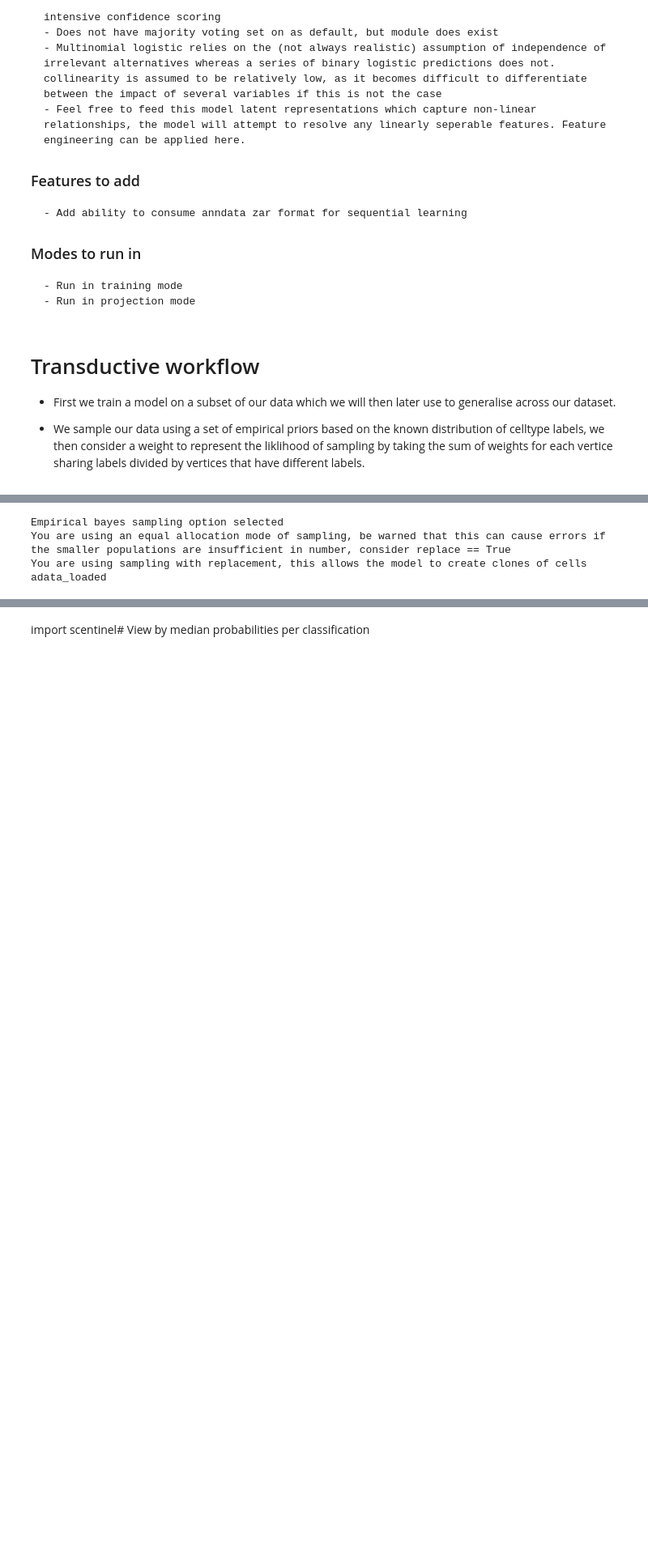
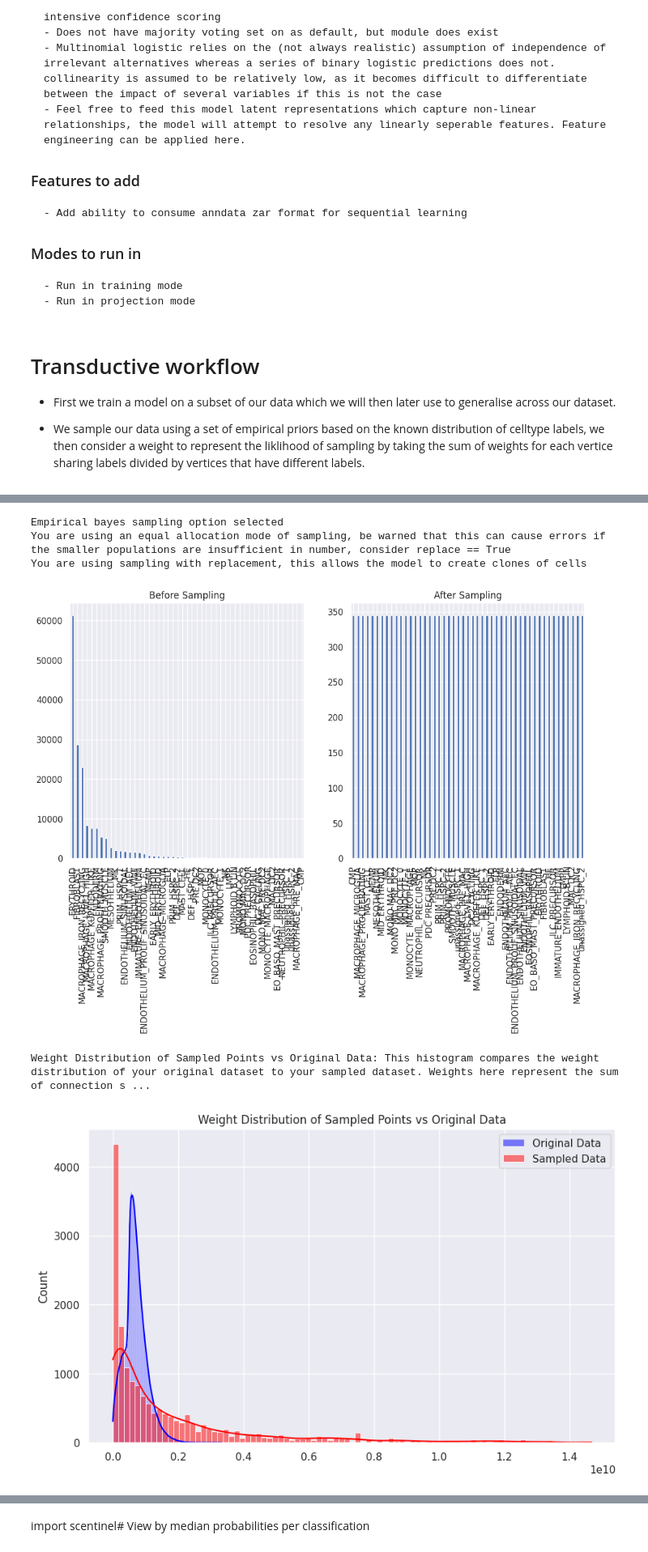
Before and after one commit to haniffalab/scENTInEL, a Jupyter notebook: example_notebooks/transductive_learning_example.ipynb, the cells around one changed output, grey strips where cells are left out. Shown at 81% size. Cells and saved outputs as stored; diff of their text form; code cells hidden in the pictures; blank space fills up the shorter version.

Commit message:
fixed bug in KNN sampler

```diff
--- a/example_notebooks/transductive_learning_example.ipynb
+++ b/example_notebooks/transductive_learning_example.ipynb
@@ -88,11 +89,15 @@ If left as default, underepresented states will naturally be prioritised in samp
 # %%
 adata =  scent.load_adatas(adatas_dict, data_merge, adata_key, QC_normalise)
 if sample_data_knn != False:
     print('Empirical bayes sampling option selected')
-    adata, indices = scent.empirical_bayes_balanced_stratified_KNN_sampling(adata, feat_use = 'LVL3', knn_key = 'neighbors', sampling_rate= sample_data_knn, iterations=10, equal_allocation=True)
+    adata_samp, indices = scent.empirical_bayes_balanced_stratified_KNN_sampling(adata, feat_use = 'LVL3', knn_key = 'neighbors', sampling_rate= sample_data_knn, iterations=50, replace = True,equal_allocation=True)
+    scent.plot_sampling_metrics(adata,adata_samp,feat_use ='LVL3',knn_key = 'neighbors')
+    adata = adata_samp
 print('adata_loaded')
 # %% [output]
 Empirical bayes sampling option selected
 You are using an equal allocation mode of sampling, be warned that this can cause errors if the smaller populations are insufficient in number, consider replace == True
 You are using sampling with replacement, this allows the model to create clones of cells
-adata_loaded
+[figure, added]
+Weight Distribution of Sampled Points vs Original Data: This histogram compares the weight distribution of your original dataset to your sampled dataset. Weights here represent the sum of connection s ...
+[figure, added]
```
Also changed, not shown: parts of 7 cells of this notebook, 5 other files.
